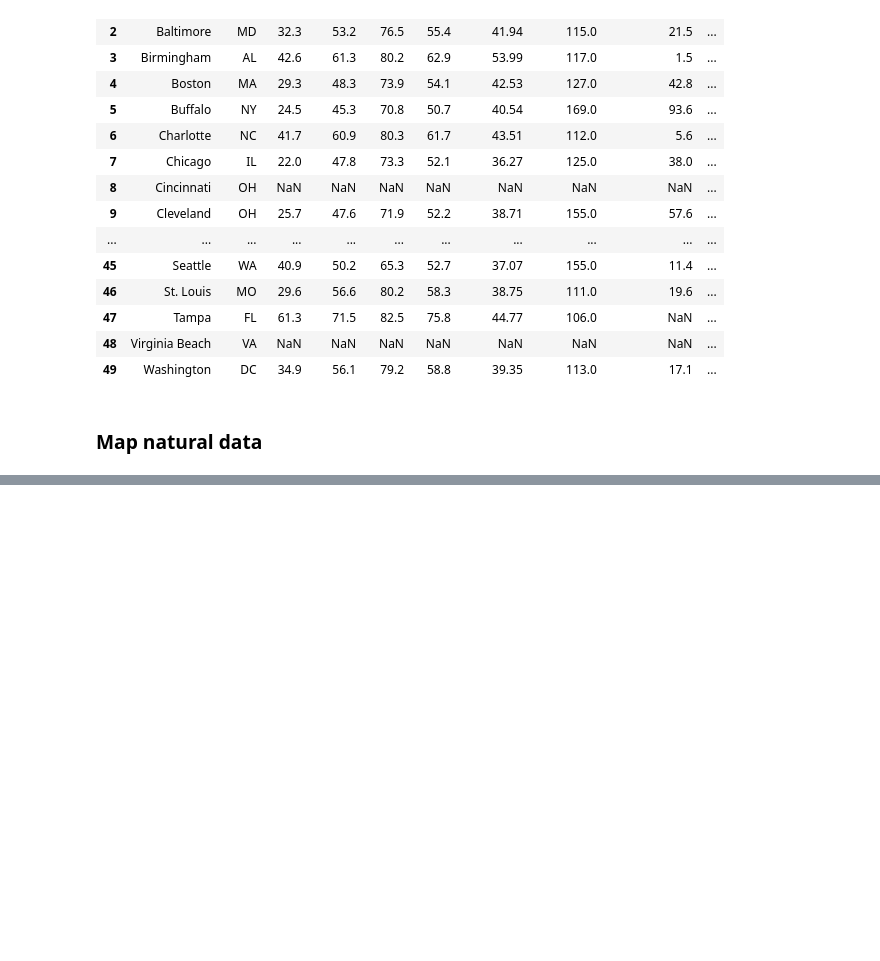
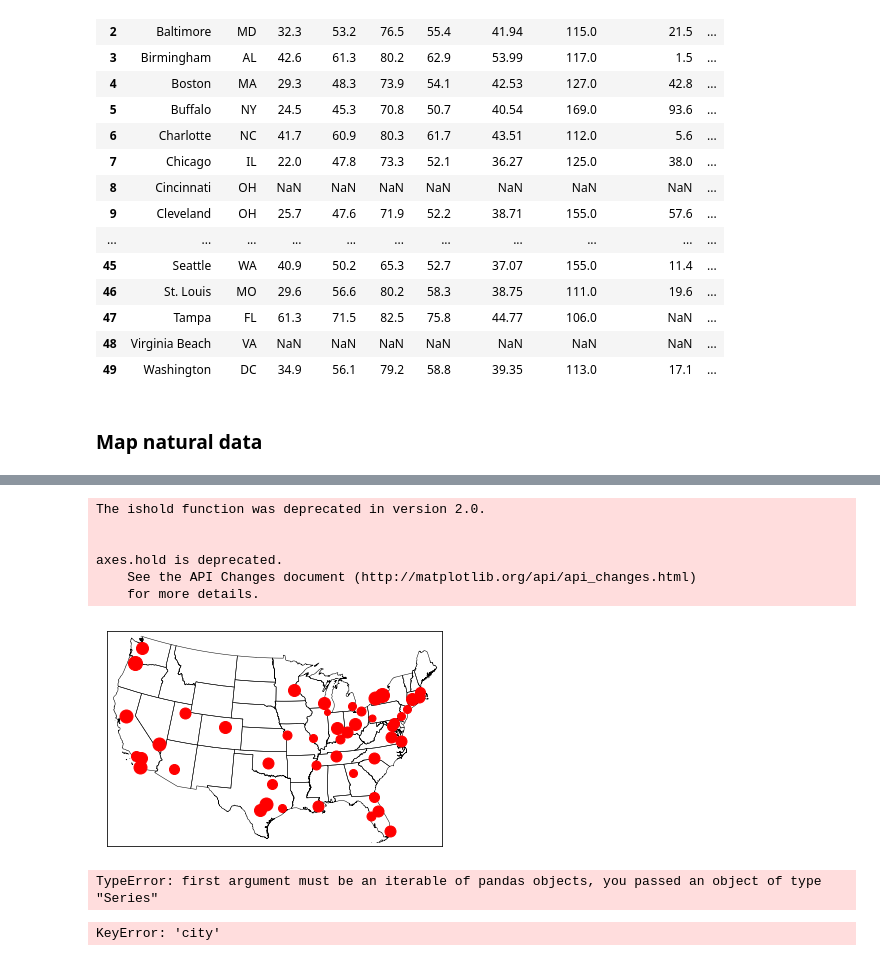
Before and after one commit to UWSEDS-aut17/uwseds-group-city-fynders, a Jupyter notebook: Docs/ResearchPart.ipynb, the cells around one changed output, grey strips where cells are left out. Drawn from its saved outputs; the diff is of its cells as text; code cells hidden in the pictures; blank space fills up the shorter version.

```diff
--- a/Docs/ResearchPart.ipynb
+++ b/Docs/ResearchPart.ipynb
@@ -239,0 +241,36 @@ plotly.offline.plot( fig, validate=False, filename='d3-bubble-map-populations' )
+# %%
+import matplotlib.pyplot as plt
+from mpl_toolkits.basemap import Basemap
+from geopy.geocoders import Nominatim
+import math
+
+scale = 1
+
+cities = [["Chicago",10],
+          ["Boston",10],
+          ["New York",5],
+          ["San Francisco",25]]
+
+map = Basemap(llcrnrlon=-119,llcrnrlat=22,urcrnrlon=-64,urcrnrlat=49,
+        projection='lcc',lat_1=32,lat_2=45,lon_0=-95)
+
+# natural_dot = pd.concat(natural['City'], natural['Natural_total_score'])
+
+# load the shapefile, use the name 'states'
+map.readshapefile('../data/Map/cb_2016_us_state_500k/cb_2016_us_state_500k', name='states', drawbounds=True)
+
+# Get the location of each city and plot it
+geolocator = Nominatim()
+for index, row in natural.iterrows():
+    loc = geolocator.geocode(row['City']+' United States')
+    x, y = map(loc.longitude, loc.latitude)
+    map.plot(x,y,marker='o',color='Red',markersize=int(math.sqrt(row['Natural_total_score']))*scale)
+plt.show()
+# %% [output]
+The ishold function was deprecated in version 2.0.
+
+
+axes.hold is deprecated.
+    See the API Changes document (http://matplotlib.org/api/api_changes.html)
+    for more details.
+[figure, added]
@@ -239,0 +279,8 @@ plotly.offline.plot( fig, validate=False, filename='d3-bubble-map-populations' )
+# %%
+natural_dot = pd.concat(natural['City'], natural['Natural_total_score'])
+# %% [output]
+TypeError: first argument must be an iterable of pandas objects, you passed an object of type "Series"
+# %%
+type(natural['city'])
+# %% [output]
+KeyError: 'city'
```
Also changed, not shown: parts of 3 cells of this notebook, 8 other files.
